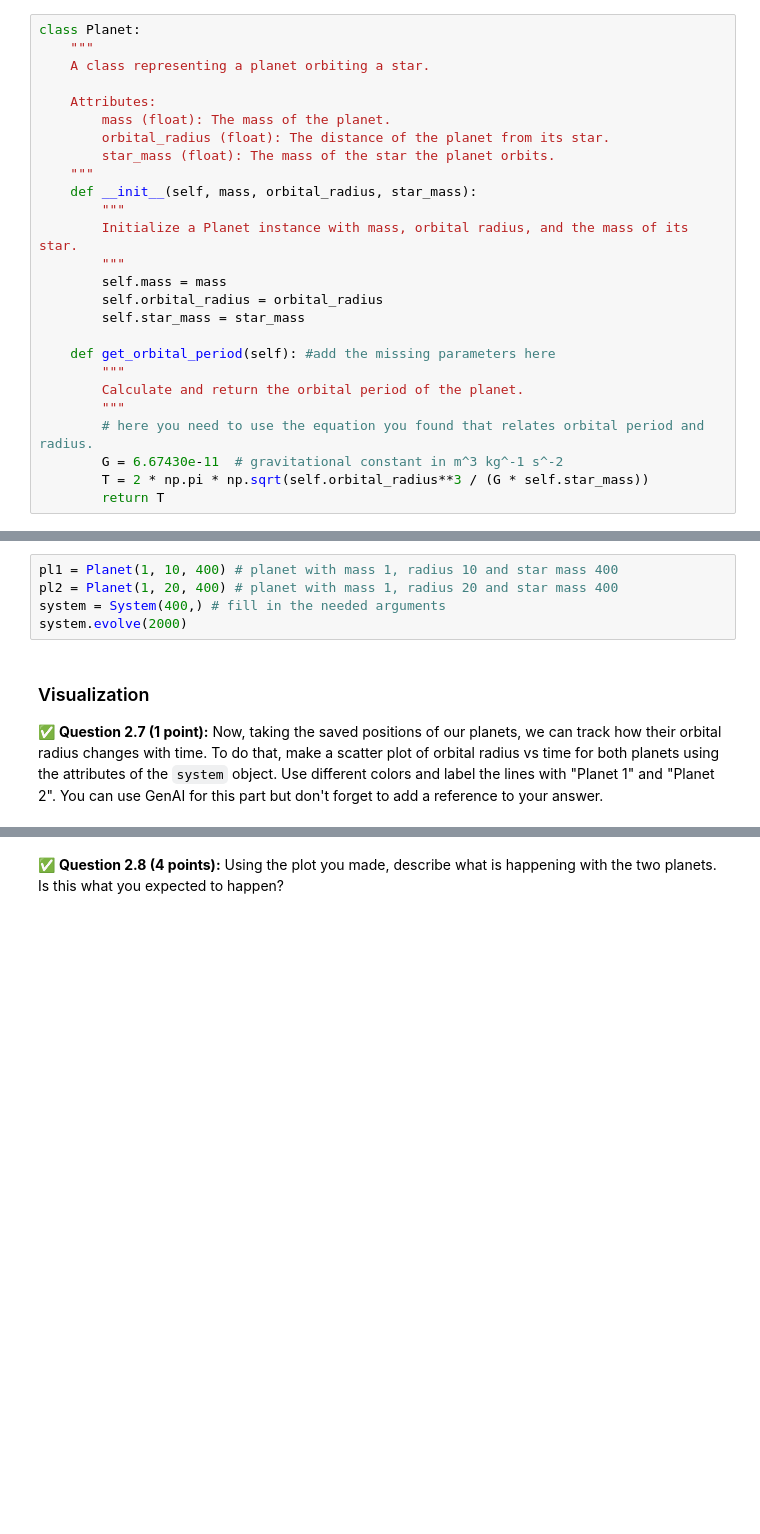
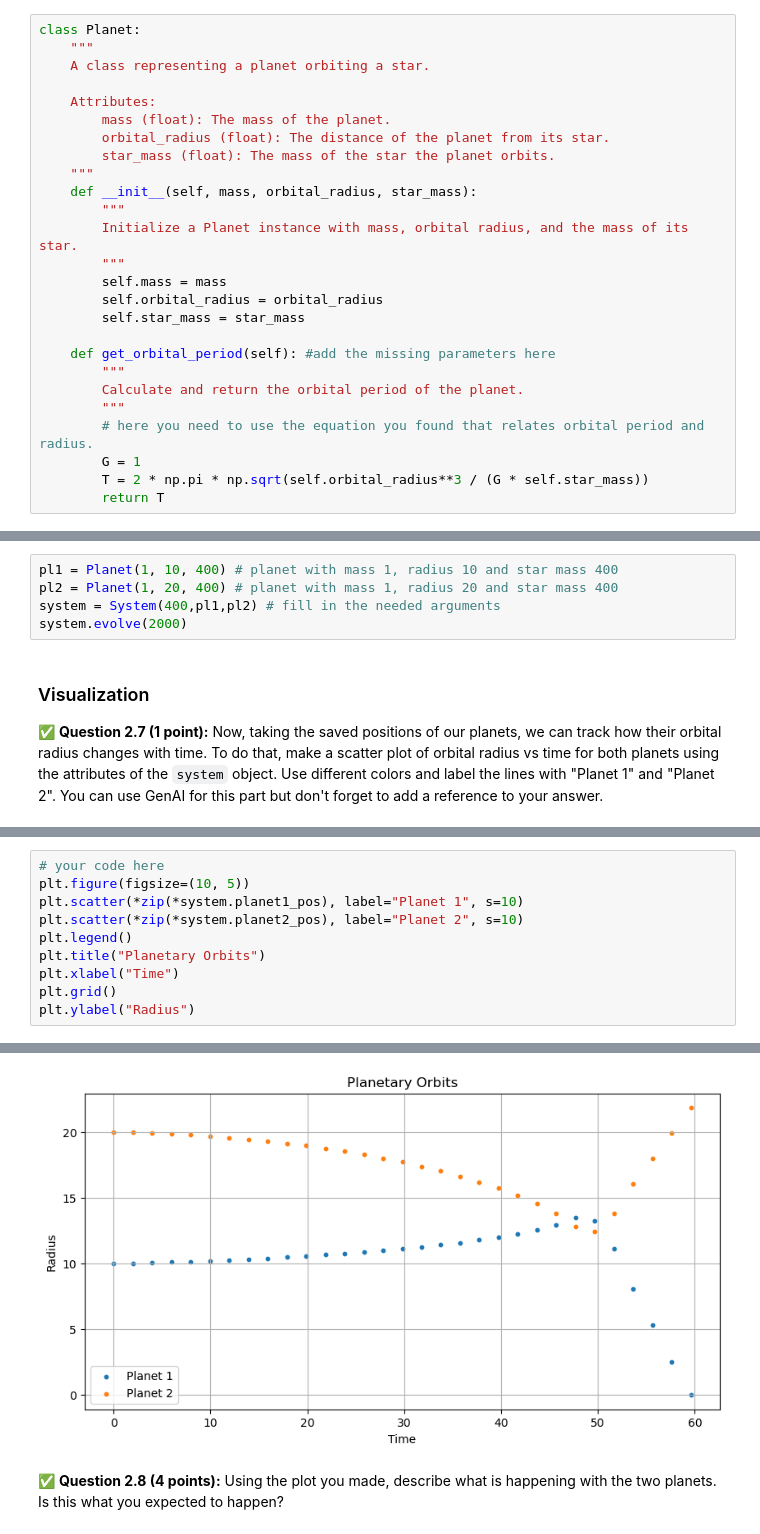
Before and after one commit to ze-ntsh/cmse202-s25-turnin, a Jupyter notebook: hw-02/HW02_Part1-Orbits-SS25-NITISH MAINDOLIYA.ipynb, the cells around one changed output, grey strips where cells are left out. Drawn from its saved outputs; the diff is of its cells as text; blank space fills up the shorter version.

```diff
--- a/hw-02/HW02_Part1-Orbits-SS25-NITISH MAINDOLIYA.ipynb
+++ b/hw-02/HW02_Part1-Orbits-SS25-NITISH MAINDOLIYA.ipynb
@@ -219,7 +219,7 @@ class Planet:
         Calculate and return the orbital period of the planet.
         """
         # here you need to use the equation you found that relates orbital period and radius.
-        G = 6.67430e-11  # gravitational constant in m^3 kg^-1 s^-2
+        G = 1
         T = 2 * np.pi * np.sqrt(self.orbital_radius**3 / (G * self.star_mass))
         return T
 # %%
@@ -391,7 +535,7 @@ Methods:
 # %%
 pl1 = Planet(1, 10, 400) # planet with mass 1, radius 10 and star mass 400
 pl2 = Planet(1, 20, 400) # planet with mass 1, radius 20 and star mass 400
-system = System(400,) # fill in the needed arguments
+system = System(400,pl1,pl2) # fill in the needed arguments
 system.evolve(2000)
 # %% [markdown]
 ### Visualization
@@ -401,0 +544,11 @@ system.evolve(2000)
+# %%
+# your code here
+plt.figure(figsize=(10, 5))
+plt.scatter(*zip(*system.planet1_pos), label="Planet 1", s=10)
+plt.scatter(*zip(*system.planet2_pos), label="Planet 2", s=10)
+plt.legend()
+plt.title("Planetary Orbits")
+plt.xlabel("Time")
+plt.grid()
+plt.ylabel("Radius")
+# %% [output]
@@ -402,2 +556,3 @@ system.evolve(2000)
+[figure, added]
 # %% [markdown]
 ✅ **Question 2.8 (4 points):** Using the plot you made, describe what is happening with the two planets. Is this what you expected to happen?
```
Also changed, not shown: parts of 30 cells of this notebook.
